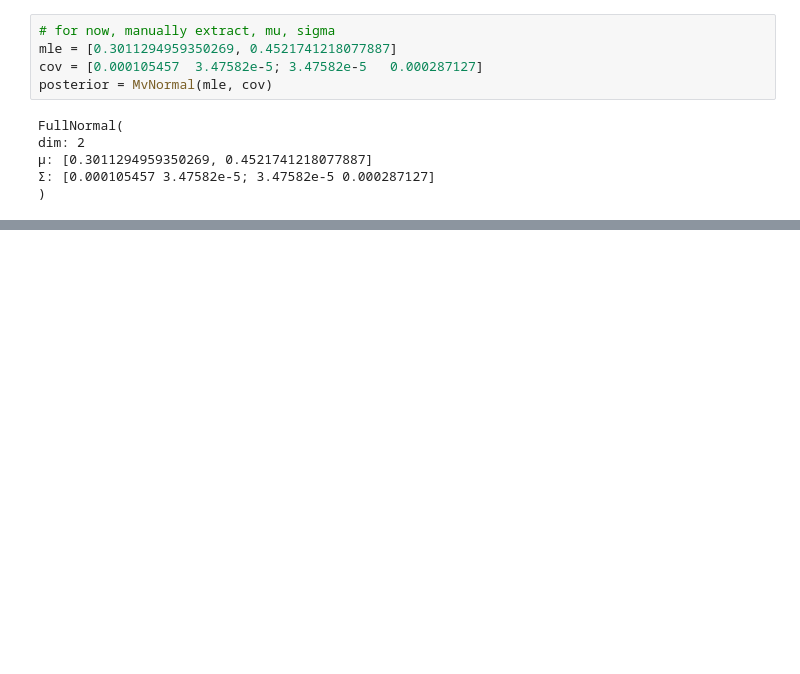
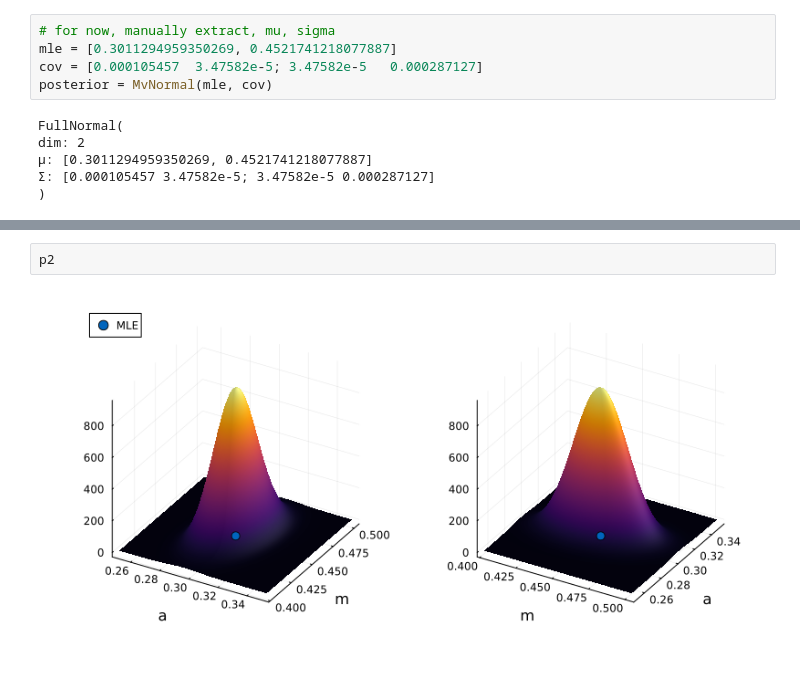
Before and after one commit to lisab00/ma-code, a Jupyter notebook: notebooks/playground/plot_gaussian.ipynb, the cells around one changed output, grey strips where cells are left out. Cells and saved outputs as stored; diff of their text form; blank space fills up the shorter version.

```diff
--- a/notebooks/playground/plot_gaussian.ipynb
+++ b/notebooks/playground/plot_gaussian.ipynb
@@ -107,0 +66,4 @@ fig
+# %%
+p2
+# %% [output]
+[figure, added]
```
Also changed, not shown: parts of 10 cells of this notebook.
